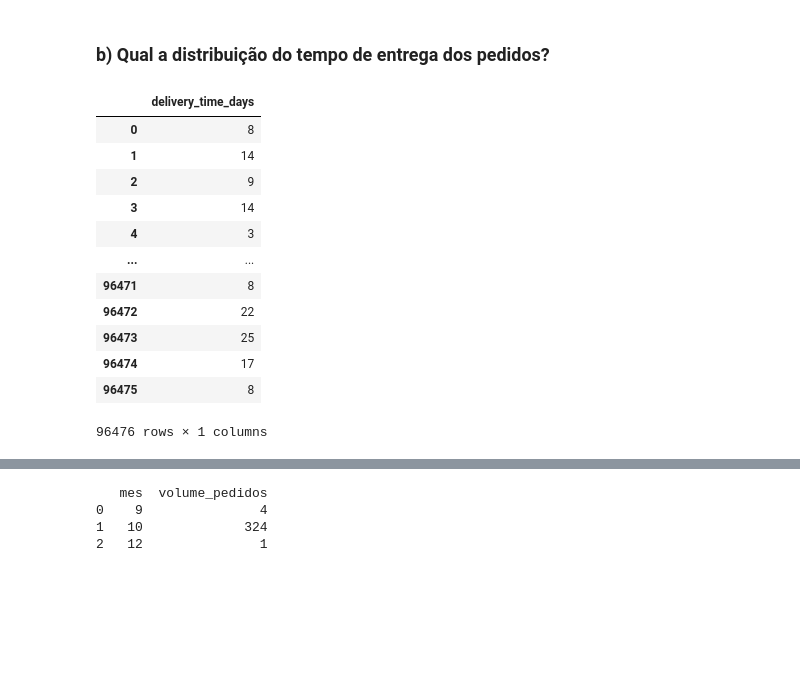
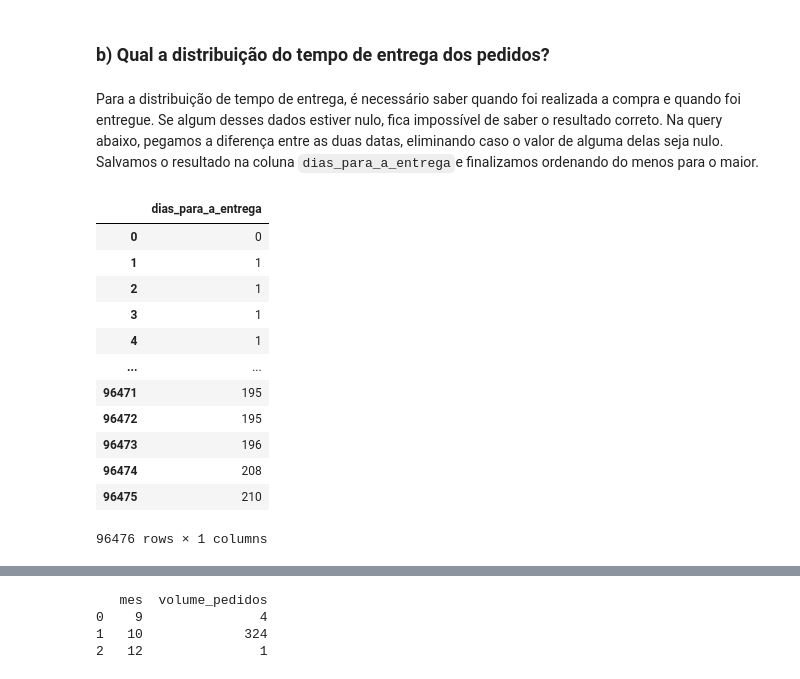
Before and after one commit to diunkz/TriggoAI-DataEngineering-DataOps-Challenge, a Jupyter notebook: triggoai_challenge.ipynb, the cells around one changed output, grey strips where cells are left out. Drawn from its saved outputs; the diff is of its cells as text; code cells hidden in the pictures; blank space fills up the shorter version.

```diff
--- a/triggoai_challenge.ipynb
+++ b/triggoai_challenge.ipynb
@@ -667,6 +672,9 @@ No meio do ano, os volumes parecem um pouco menores, talvez uma leve queda, mas
 Como 2018 está incompleto no final do ano, não dá pra confirmar se o padrão se mantém.
 # %% [markdown]
 ### b) Qual a distribuição do tempo de entrega dos pedidos?
+# %% [markdown]
+Para a distribuição de tempo de entrega, é necessário saber quando foi realizada a compra e quando foi entregue. Se algum desses dados estiver nulo, fica impossível de saber o resultado correto.
+Na query abaixo, pegamos a diferença entre as duas datas, eliminando caso o valor de alguma delas seja nulo. Salvamos o resultado na coluna `dias_para_a_entrega`e finalizamos ordenando do menos para o maior.
 # %%
 query = """
 SELECT
@@ -678,19 +687,21 @@ WHERE order_delivered_customer_date IS NOT NULL
 """
 # %%
-df = con.execute(query).df()
+con = duckdb.connect()
+dias_para_a_entrega_df = con.execute(query).df()
+con.close()
 
-df
+dias_para_a_entrega_df
 # %% [output]
-|  | delivery_time_days |
-| 0 | 8 |
-| 1 | 14 |
-| 2 | 9 |
-| 3 | 14 |
-| 4 | 3 |
+|  | dias_para_a_entrega |
+| 0 | 0 |
+| 1 | 1 |
+| 2 | 1 |
+| 3 | 1 |
+| 4 | 1 |
 | ... | ... |
-| 96471 | 8 |
-| 96472 | 22 |
-| 96473 | 25 |
-| 96474 | 17 |
-| 96475 | 8 |
+| 96471 | 195 |
+| 96472 | 195 |
+| 96473 | 196 |
+| 96474 | 208 |
+| 96475 | 210 |
 96476 rows × 1 columns
```
Also changed, not shown: parts of 15 cells of this notebook.
